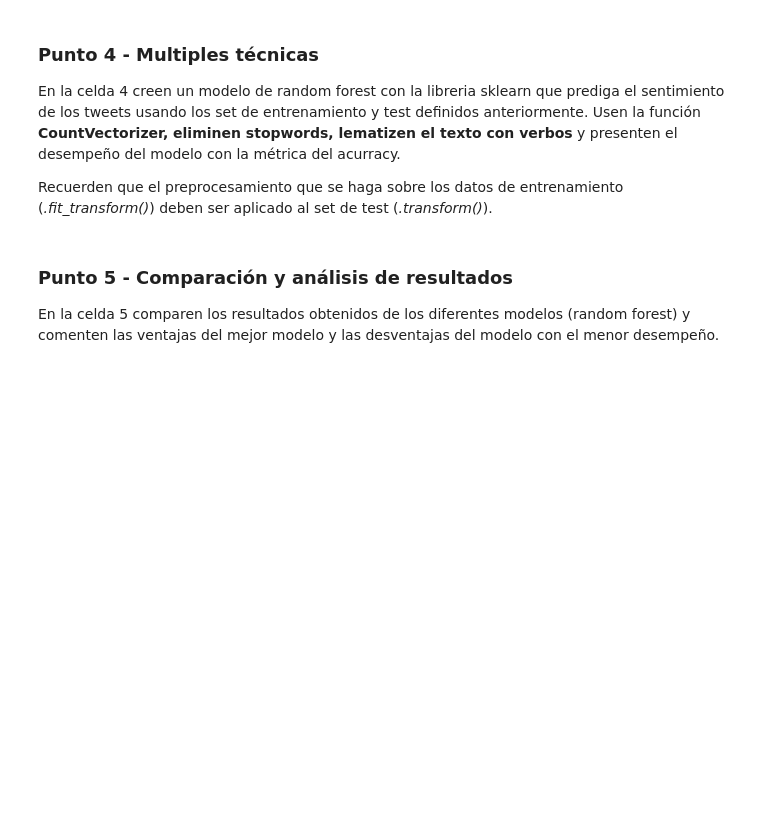
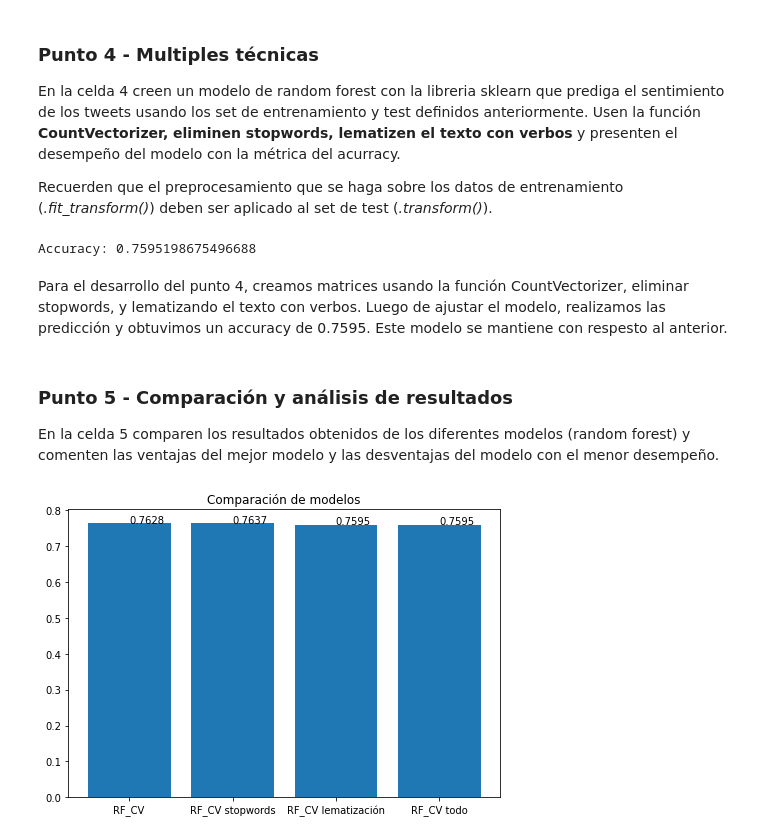
Before and after one commit to ErwinDS4U/MIAD_ML_NLP_2023, a Jupyter notebook: Semana 5/S5TC1_Analisis_Sentimientos.ipynb, the cells around one changed output. Saved outputs shown, nothing was run; the diff lists cells and outputs as text; code cells hidden in the pictures; blank space fills up the shorter version.

```diff
--- a/Semana 5/S5TC1_Analisis_Sentimientos.ipynb
+++ b/Semana 5/S5TC1_Analisis_Sentimientos.ipynb
@@ -140,16 +144,27 @@ Recuerden que el preprocesamiento que se haga sobre los datos de entrenamiento
 # Separación de datos en set de entrenamiento y test
 X_train, X_test, y_train, y_test = train_test_split(X, y, test_size=0.33, random_state=42)
 
+# Lematización
 import nltk
-nltk.download('wordnet')
-# Lematización
+#nltk.download('wordnet')
+#nltk.download('omw-1.4')
+wordnet_lemmatizer = WordNetLemmatizer()
 
+# Definición de la función que tenga como parámetro texto y devuelva una lista de lemas
+def split_into_lemmas(text):
+    text = text.lower()
+    words = text.split()
+    return [wordnet_lemmatizer.lemmatize(word,pos='v') for word in words]
+
+vect_C = CountVectorizer(analyzer=split_into_lemmas, lowercase=False)
+X_trainC = vect_C.fit_transform(X_train)
+X_testC = vect_C.transform(X_test)
 
 # Modelo RF
 rf = RandomForestClassifier(n_estimators=100, random_state=42)
 # Entrenamos el modelo
-rf.fit(X_train, y_train)
-y_pred = rf.predict(X_test)
+rf.fit(X_trainC, y_train)
+y_pred = rf.predict(X_testC)
 
 accuracy2 = accuracy_score(y_test, y_pred)
 print(f"Accuracy: {accuracy2}")
@@ -164,15 +183,23 @@ Recuerden que el preprocesamiento que se haga sobre los datos de entrenamiento
 # Separación de datos en set de entrenamiento y test
 X_train, X_test, y_train, y_test = train_test_split(X, y, test_size=0.33, random_state=42)
 
+vect_D = CountVectorizer(stop_words=spa_stopwords, analyzer=split_into_lemmas, lowercase=True)
+X_trainD = vect_D.fit_transform(X_train)
+X_testD = vect_D.transform(X_test)
 
 # Modelo RF
 rf = RandomForestClassifier(n_estimators=100, random_state=42)
+
 # Entrenamos el modelo
-rf.fit(X_train, y_train)
-y_pred = rf.predict(X_test)
+rf.fit(X_trainD, y_train)
+y_pred = rf.predict(X_testD)
 
 accuracy3 = accuracy_score(y_test, y_pred)
 print(f"Accuracy: {accuracy3}")
+# %% [output]
+Accuracy: 0.7595198675496688
+# %% [markdown]
+Para el desarrollo del punto 4, creamos matrices usando la función CountVectorizer, eliminar stopwords, y lematizando el texto con verbos. Luego de ajustar el modelo, realizamos las predicción y obtuvimos un accuracy de 0.7595. Este modelo se mantiene con respesto al anterior.
 # %% [markdown]
 ### Punto 5 - Comparación y análisis de resultados
 
@@ -180,17 +207,19 @@ En la celda 5 comparen los resultados obtenidos de los diferentes modelos (rando
 # %%
 # Celda 5
 
 fig = plt.figure()
 ax = fig.add_axes([0,0,1,1])
 #Asignamos el titulo
 ax.set_title("Comparación de modelos")
 
-ejeX = [ 'RF_CountVectorizer','RF_CountVectorizer stopwords', 'RF_CountVectorizer lematización', 'RF_CountVectorizer lematización todo']
+ejeX = [ 'RF_CV','RF_CV stopwords', 'RF_CV lematización', 'RF_CV todo']
 ejeY = [round(accuracy0,4),round(accuracy1,4),round(accuracy2,4),round(accuracy3,4)]
 ax.bar(ejeX,ejeY)
 
 def addlabels(x,y,plotP):
     for i in range(len(x)):
         plotP.text(i,y[i],y[i])
 addlabels(ejeX,ejeY,plt)
 plt.show()
+# %% [output]
+[figure, added]
```
Also changed, not shown: parts of 5 cells of this notebook.
